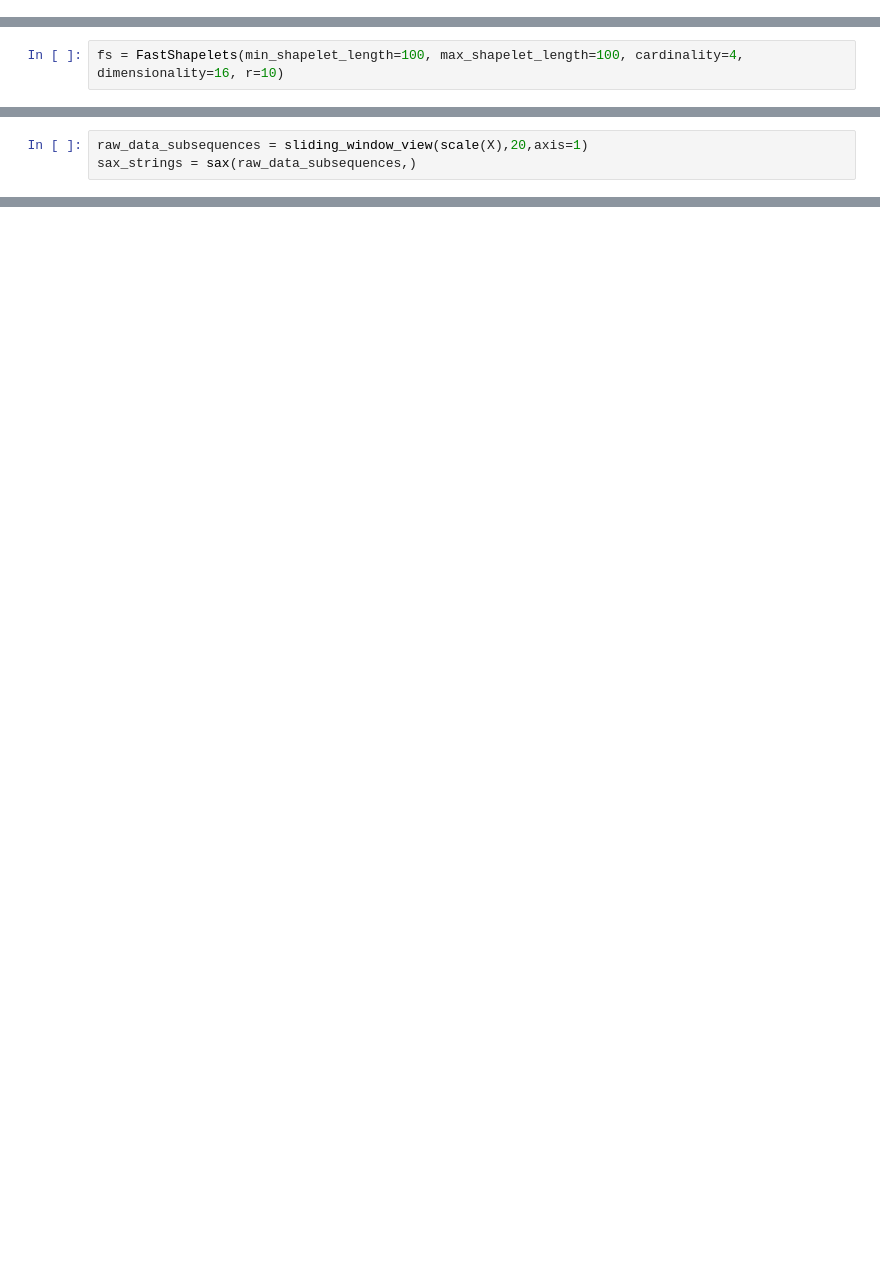
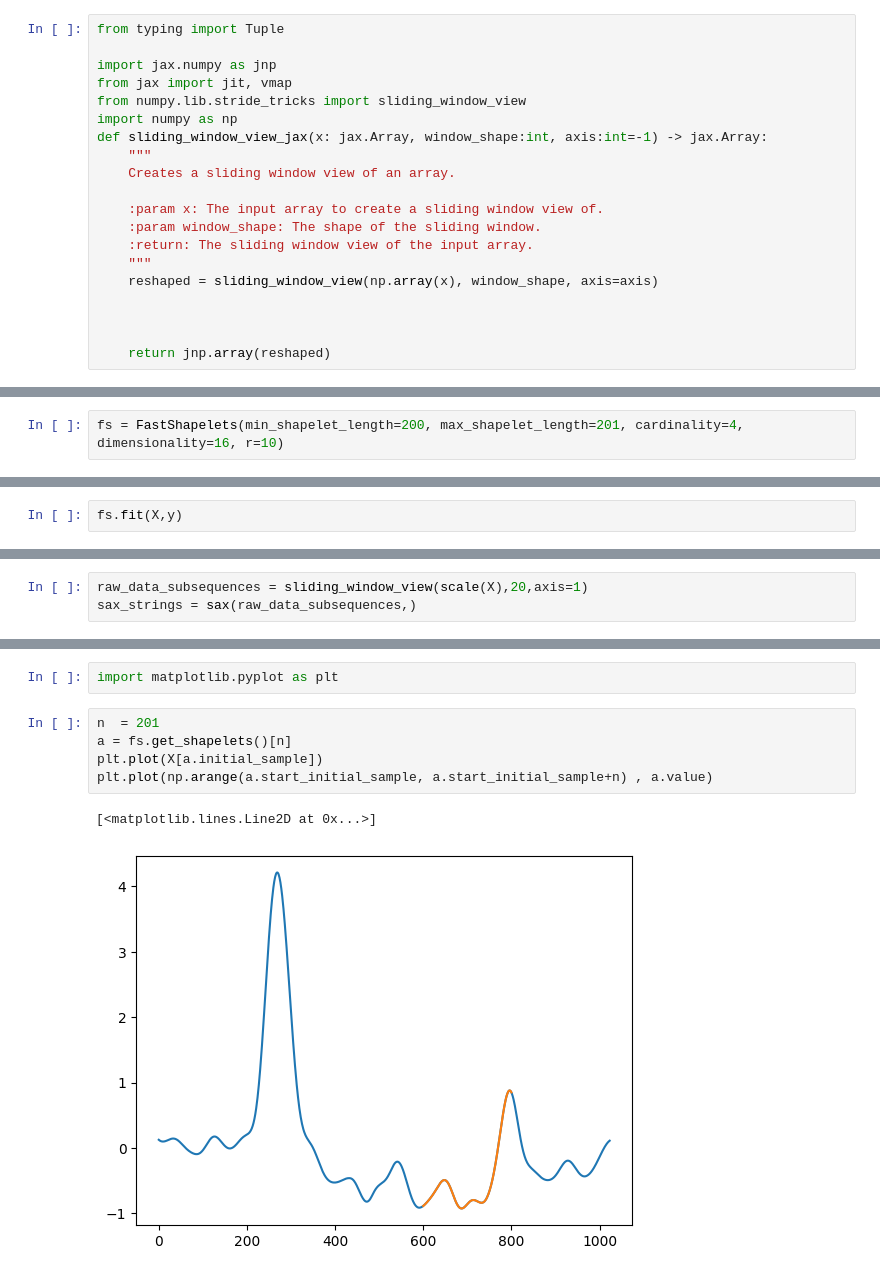
Before and after one commit to g0bel1n/fast_shapelets, a Jupyter notebook: notebooks/test_main_class.ipynb, the cells around one changed output, grey strips where cells are left out. Drawn from its saved outputs; the diff is of its cells as text; blank space fills up the shorter version.

```diff
--- a/notebooks/test_main_class.ipynb
+++ b/notebooks/test_main_class.ipynb
@@ -24,5 +24,25 @@ class Shapelet:
         self.gap = gap
         self.initial_sample = initial_sample_id
         self.start_initial_sample = start_initial_sample
+# %%
+from typing import Tuple
+
+import jax.numpy as jnp
+from jax import jit, vmap
+from numpy.lib.stride_tricks import sliding_window_view
+import numpy as np
+def sliding_window_view_jax(x: jax.Array, window_shape:int, axis:int=-1) -> jax.Array:
+    """
+    Creates a sliding window view of an array.
+
+    :param x: The input array to create a sliding window view of.
+    :param window_shape: The shape of the sliding window.
+    :return: The sliding window view of the input array.
+    """
+    reshaped = sliding_window_view(np.array(x), window_shape, axis=axis)
+
+
+
+    return jnp.array(reshaped)
 # %%
 import numpy as np
@@ -242,4 +271,4 @@ class FastShapelets:
             )
         return np.array(X_transformed).T
 # %%
-fs = FastShapelets(min_shapelet_length=100, max_shapelet_length=100, cardinality=4, dimensionality=16, r=10)
+fs = FastShapelets(min_shapelet_length=200, max_shapelet_length=201, cardinality=4, dimensionality=16, r=10)
@@ -249,0 +275,2 @@ KeyboardInterrupt:
+# %%
+fs.fit(X,y)
@@ -254,0 +307,10 @@ fs._compute_collision_table(sax_strings, r=10)
+# %%
+import matplotlib.pyplot as plt
+# %%
+n  = 201
+a = fs.get_shapelets()[n]
+plt.plot(X[a.initial_sample])
+plt.plot(np.arange(a.start_initial_sample, a.start_initial_sample+n) , a.value)
+# %% [output]
+[<matplotlib.lines.Line2D at 0x...>]
+[figure, added]
```
Also changed, not shown: parts of 22 cells of this notebook, 1 other file.
